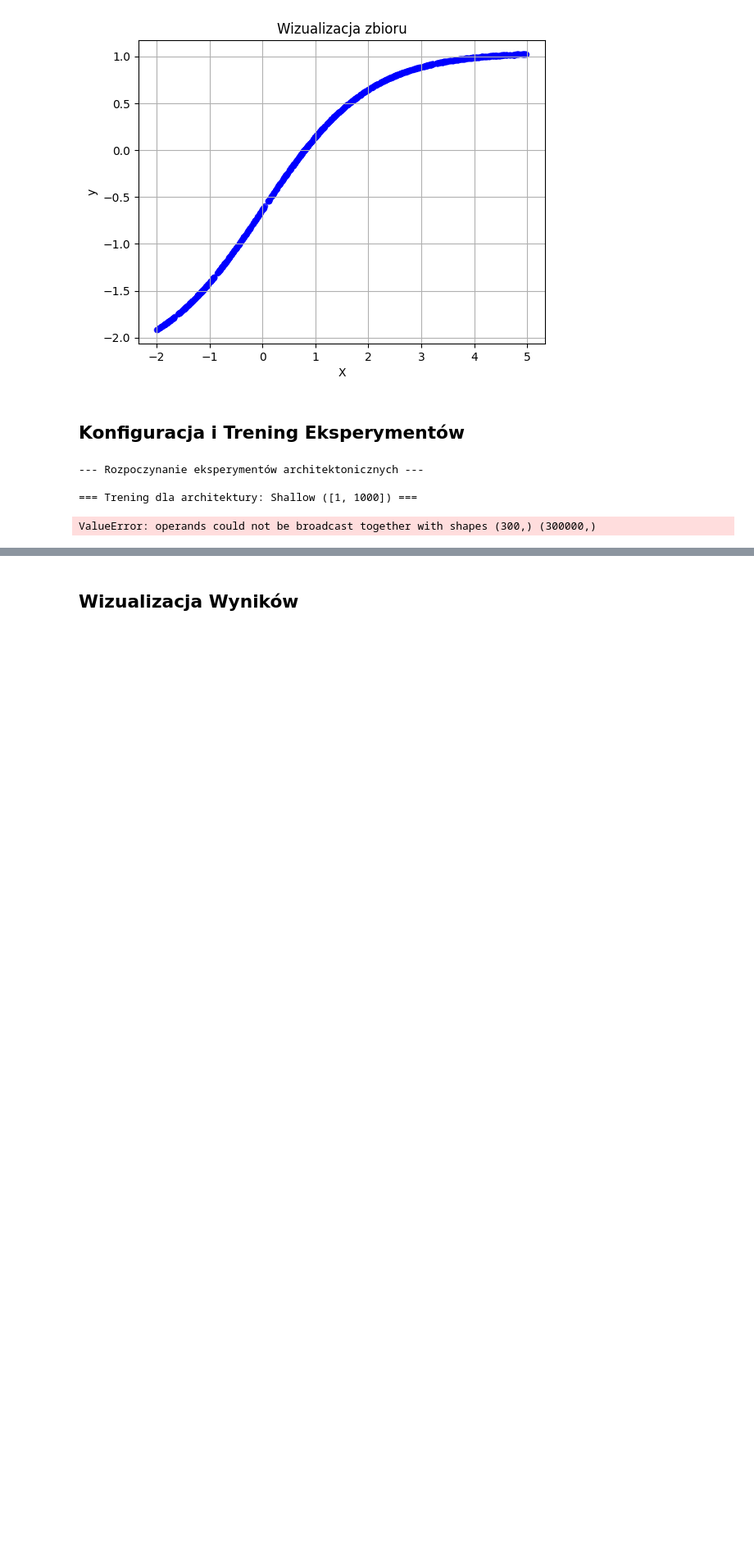
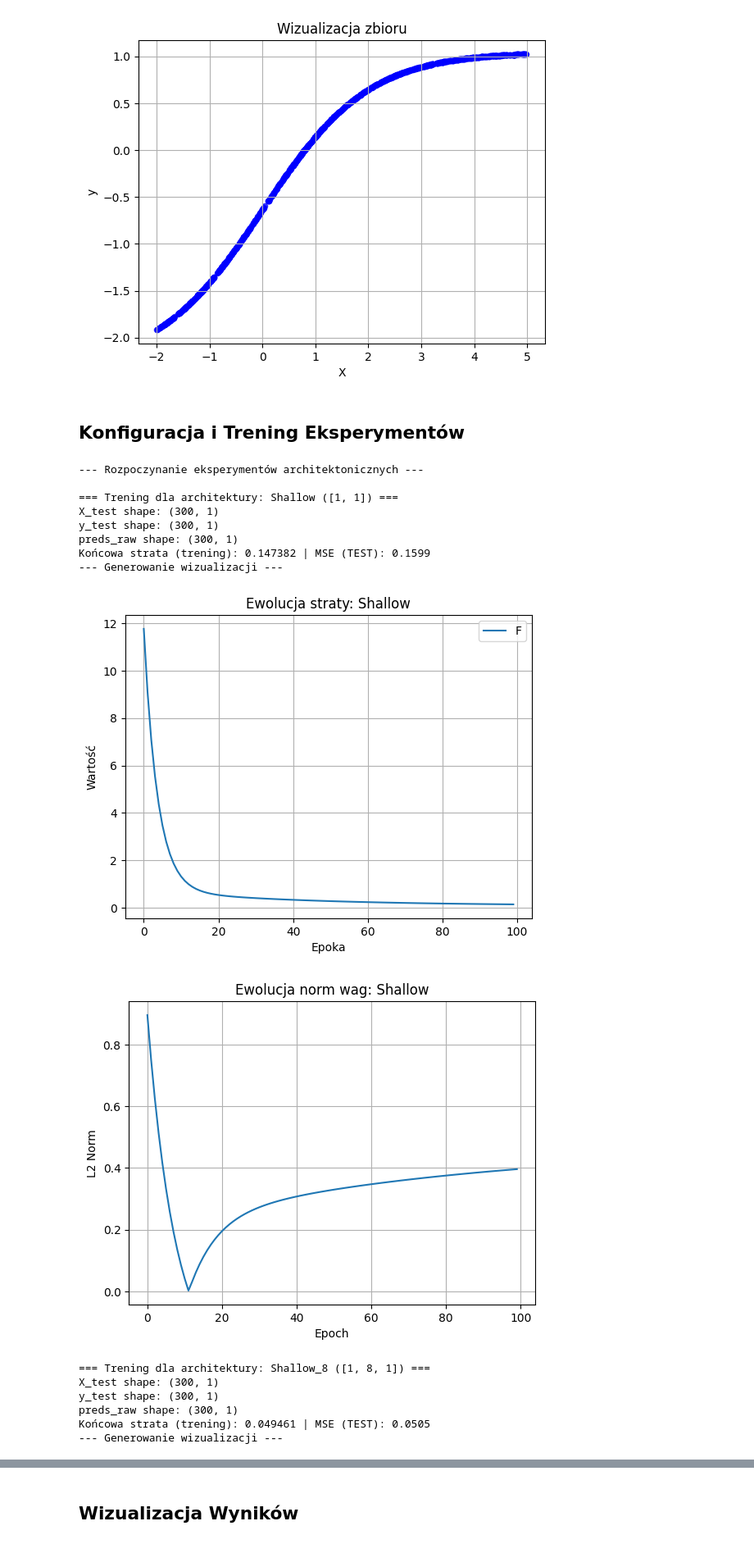
Before and after one commit to Mattioo7/multi-layer-perceptron, a Jupyter notebook: notebooks/layers_experiment.ipynb, the cells around one changed output, grey strips where cells are left out. Shown at 82% size. Saved outputs shown, nothing was run; the diff lists cells and outputs as text; code cells hidden in the pictures; blank space fills up the shorter version.

```diff
--- a/notebooks/layers_experiment.ipynb
+++ b/notebooks/layers_experiment.ipynb
@@ -100,6 +101,12 @@ for name, layer_sizes in ARCHITECTURES.items():
     )
 
     # Predykcja i Metryka Testowa
+
+    print("X_test shape:", X_test.shape)
+    print("y_test shape:", y_test.shape)
+    preds_raw = model.predict(X_test)
+    print("preds_raw shape:", preds_raw.shape)
+
     preds_raw = model.predict(X_test)
 
     if TASK == "regression":
@@ -124,32 +131,44 @@ for name, layer_sizes in ARCHITECTURES.items():
     }
 
     print(f"Końcowa strata (trening): {losses[-1]:.6f} | {metric_name}: {metric:.4f}")
 
     # --- WIZUALIZACJE DLA KAŻDEJ ARCHITEKTURY (Krok 3) ---
     print("--- Generowanie wizualizacji ---")
 
     # 1. Wykres straty w czasie (zawsze)
     plot_loss(losses, title=f"Ewolucja straty: {name}")
 
     # 2. Tylko dla klasyfikacji (Accuracy, Decision Boundary)
     if TASK != "regression":
 
         # Wykres dokładności w czasie
         plot_accuracy(accuracy_history, title=f"Ewolucja dokładności: {name}")
 
         # Granica decyzyjna (używamy całego zbioru X/y, jak w Twoim wzorcu)
         # UWAGA: Użyj X_train lub X, w zależności od tego, co ma plot_decision_boundary
         plot_decision_boundary(
             model, X, y, # X i y - pełny zbiór (zakładamy, że jest to zbiór do wizualizacji)
             title=f"Granica decyzyjna: {name} (Test Acc: {metric:.3f})"
         )
 
     # 3. Wykres zmian wag (zawsze)
     plot_weights_together(weight_hist, title=f"Ewolucja norm wag: {name}")
 
 print("\n--- Zakończono eksperymenty ---")
 # %% [output]
 --- Rozpoczynanie eksperymentów architektonicznych ---
 
-=== Trening dla architektury: Shallow ([1, 1000]) ===
+=== Trening dla architektury: Shallow ([1, 1]) ===
+X_test shape: (300, 1)
+y_test shape: (300, 1)
+preds_raw shape: (300, 1)
+Końcowa strata (trening): 0.147382 | MSE (TEST): 0.1599
+--- Generowanie wizualizacji ---
+[figure, added]
+[figure, added]
-ValueError: operands could not be broadcast together with shapes (300,) (300000,)
+=== Trening dla architektury: Shallow_8 ([1, 8, 1]) ===
+X_test shape: (300, 1)
+y_test shape: (300, 1)
+preds_raw shape: (300, 1)
+Końcowa strata (trening): 0.049461 | MSE (TEST): 0.0505
+--- Generowanie wizualizacji ---
```
Also changed, not shown: parts of 3 cells of this notebook.
